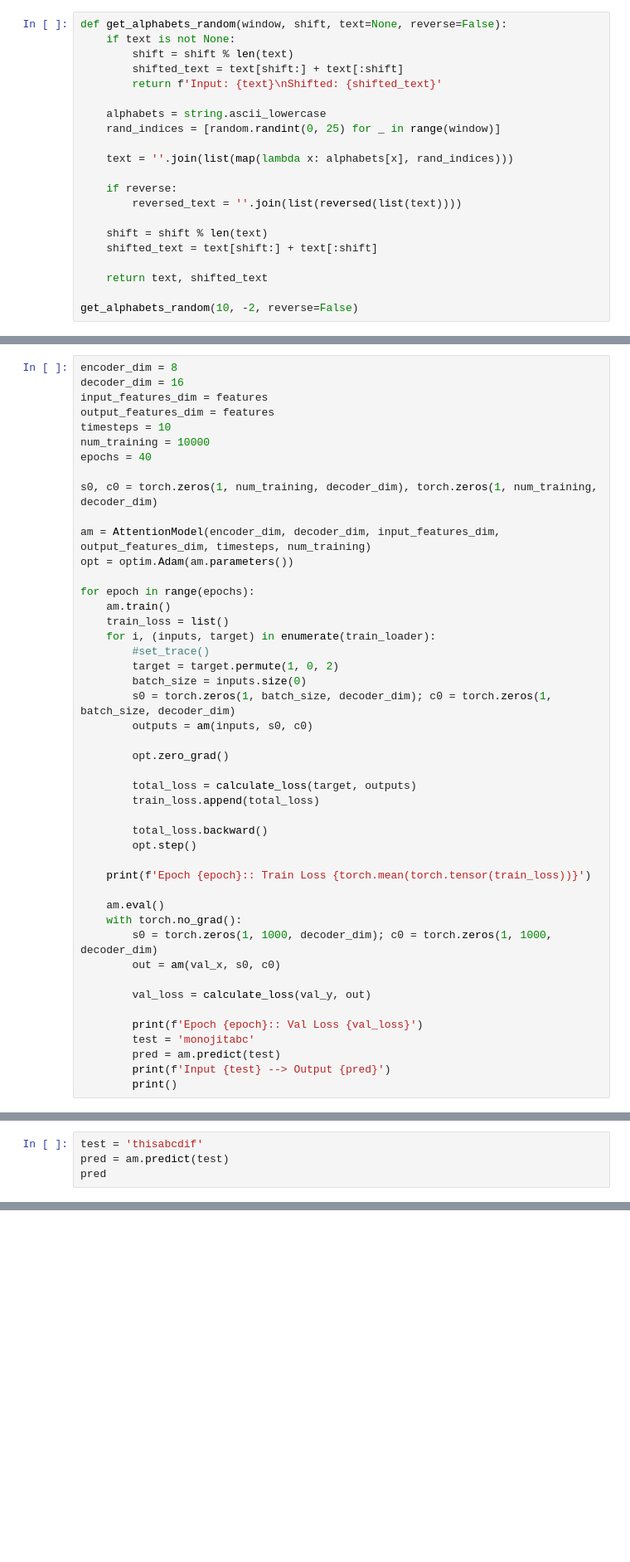
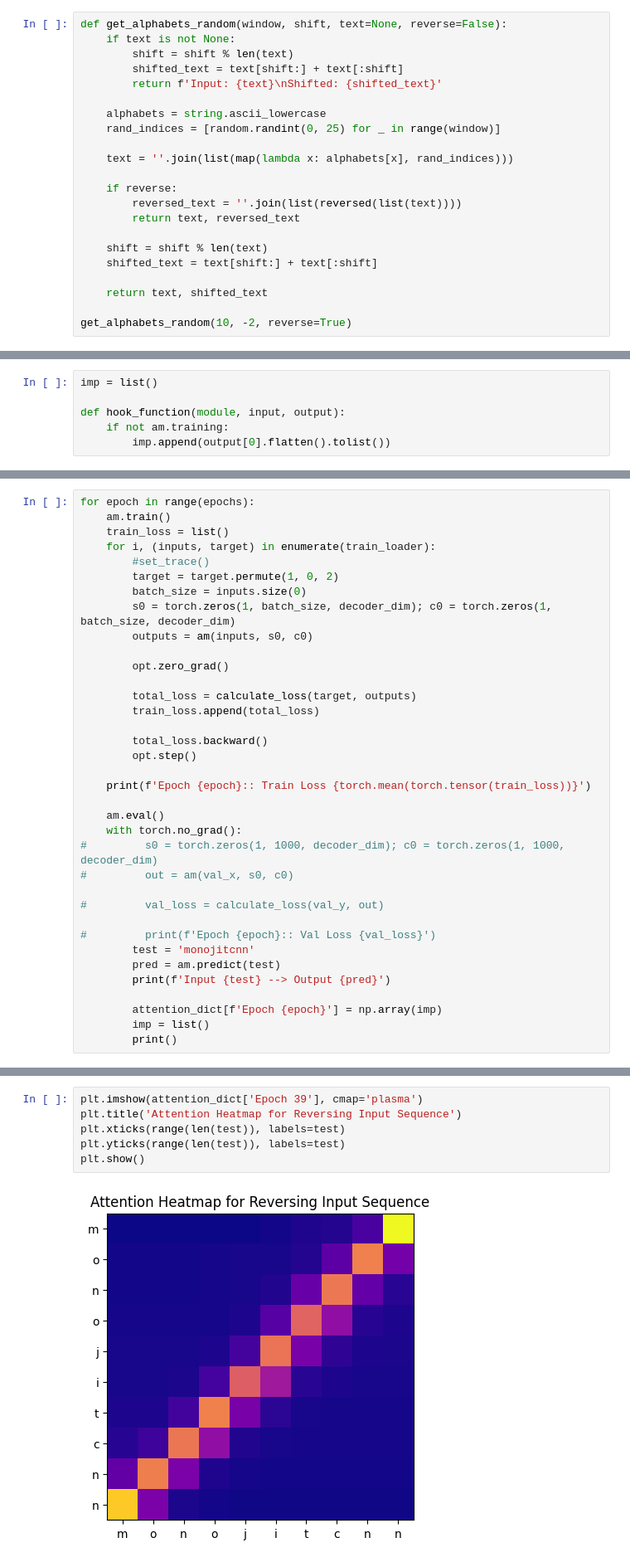
Before and after one commit to MonojitSarkar/attention-lstm-char-manipulation, a Jupyter notebook: lstm-attention.ipynb, the cells around one changed output, grey strips where cells are left out. Shown: that part at 83% size. Cells and saved outputs as stored; diff of their text form; blank space fills up the shorter version.

Commit message:
Heatmap gifs included

```diff
--- a/lstm-attention.ipynb
+++ b/lstm-attention.ipynb
@@ -22,11 +25,12 @@ def get_alphabets_random(window, shift, text=None, reverse=False):
 
     if reverse:
         reversed_text = ''.join(list(reversed(list(text))))
+        return text, reversed_text
 
     shift = shift % len(text)
     shifted_text = text[shift:] + text[:shift]
 
     return text, shifted_text
 
-get_alphabets_random(10, -2, reverse=False)
+get_alphabets_random(10, -2, reverse=True)
 # %% [output]
@@ -175,3 +174,9 @@ def calculate_loss(y_true, y_pred):
         total += loss
 
     return total
+# %%
+imp = list()
+
+def hook_function(module, input, output):
+    if not am.training:
+        imp.append(output[0].flatten().tolist())
@@ -178,17 +205,4 @@ def calculate_loss(y_true, y_pred):
 # %%
-encoder_dim = 8
-decoder_dim = 16
-input_features_dim = features
-output_features_dim = features
-timesteps = 10
-num_training = 10000
-epochs = 40
-
-s0, c0 = torch.zeros(1, num_training, decoder_dim), torch.zeros(1, num_training, decoder_dim)
-
-am = AttentionModel(encoder_dim, decoder_dim, input_features_dim, output_features_dim, timesteps, num_training)
-opt = optim.Adam(am.parameters())
-
 for epoch in range(epochs):
     am.train()
     train_loss = list()
@@ -211,14 +225,17 @@ for epoch in range(epochs):
 
     am.eval()
     with torch.no_grad():
-        s0 = torch.zeros(1, 1000, decoder_dim); c0 = torch.zeros(1, 1000, decoder_dim)
-        out = am(val_x, s0, c0)
+#         s0 = torch.zeros(1, 1000, decoder_dim); c0 = torch.zeros(1, 1000, decoder_dim)
+#         out = am(val_x, s0, c0)
 
-        val_loss = calculate_loss(val_y, out)
+#         val_loss = calculate_loss(val_y, out)
 
-        print(f'Epoch {epoch}:: Val Loss {val_loss}')
-        test = 'monojitabc'
+#         print(f'Epoch {epoch}:: Val Loss {val_loss}')
+        test = 'monojitcnn'
         pred = am.predict(test)
         print(f'Input {test} --> Output {pred}')
+
+        attention_dict[f'Epoch {epoch}'] = np.array(imp)
+        imp = list()
         print()
 # %% [output]
@@ -242,4 +258,0 @@ Input monojitabc --> Output bcmonojita
-# %%
-test = 'thisabcdif'
-pred = am.predict(test)
-pred
@@ -262,0 +259,8 @@ out2[0].repeat(1, 10).shape
+# %%
+plt.imshow(attention_dict['Epoch 39'], cmap='plasma')
+plt.title('Attention Heatmap for Reversing Input Sequence')
+plt.xticks(range(len(test)), labels=test)
+plt.yticks(range(len(test)), labels=test)
+plt.show()
+# %% [output]
+[figure, added]
```
Also changed, not shown: parts of 18 cells of this notebook.
